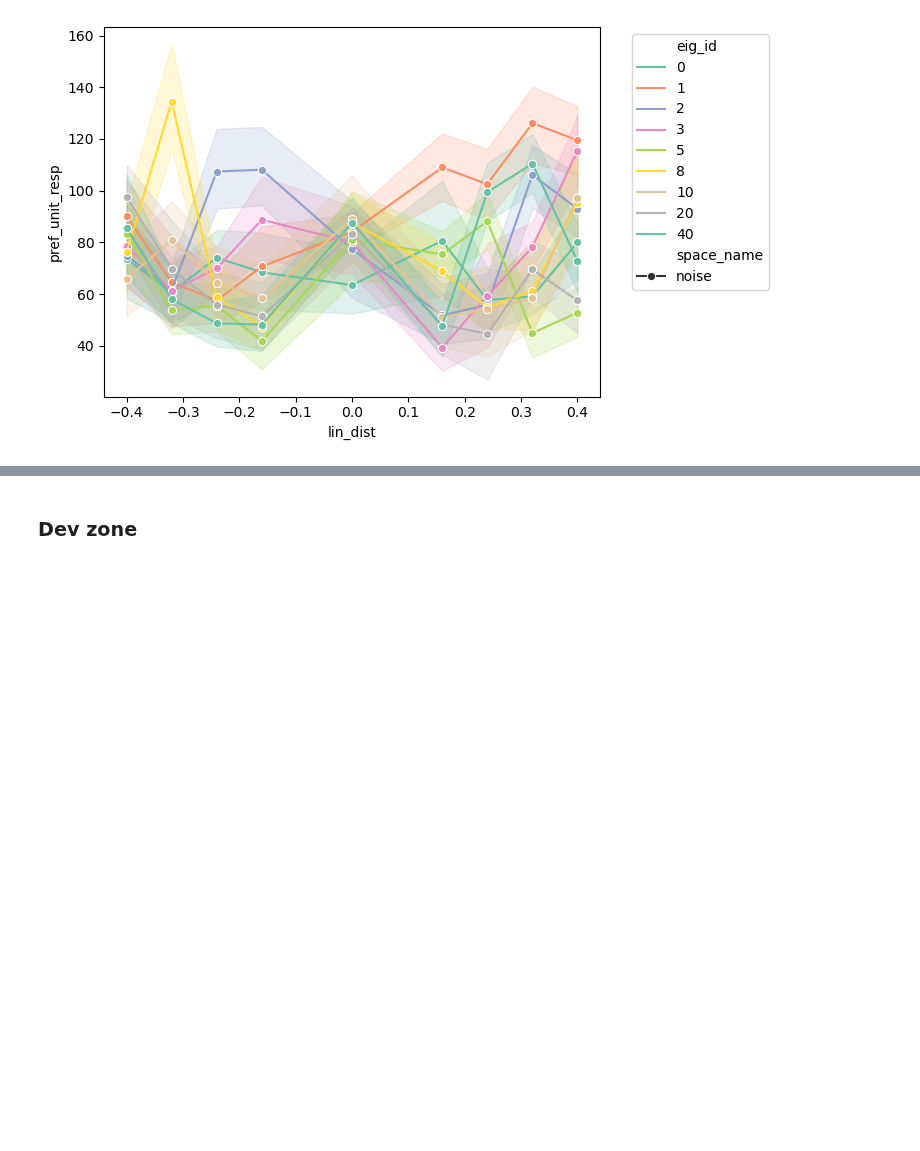
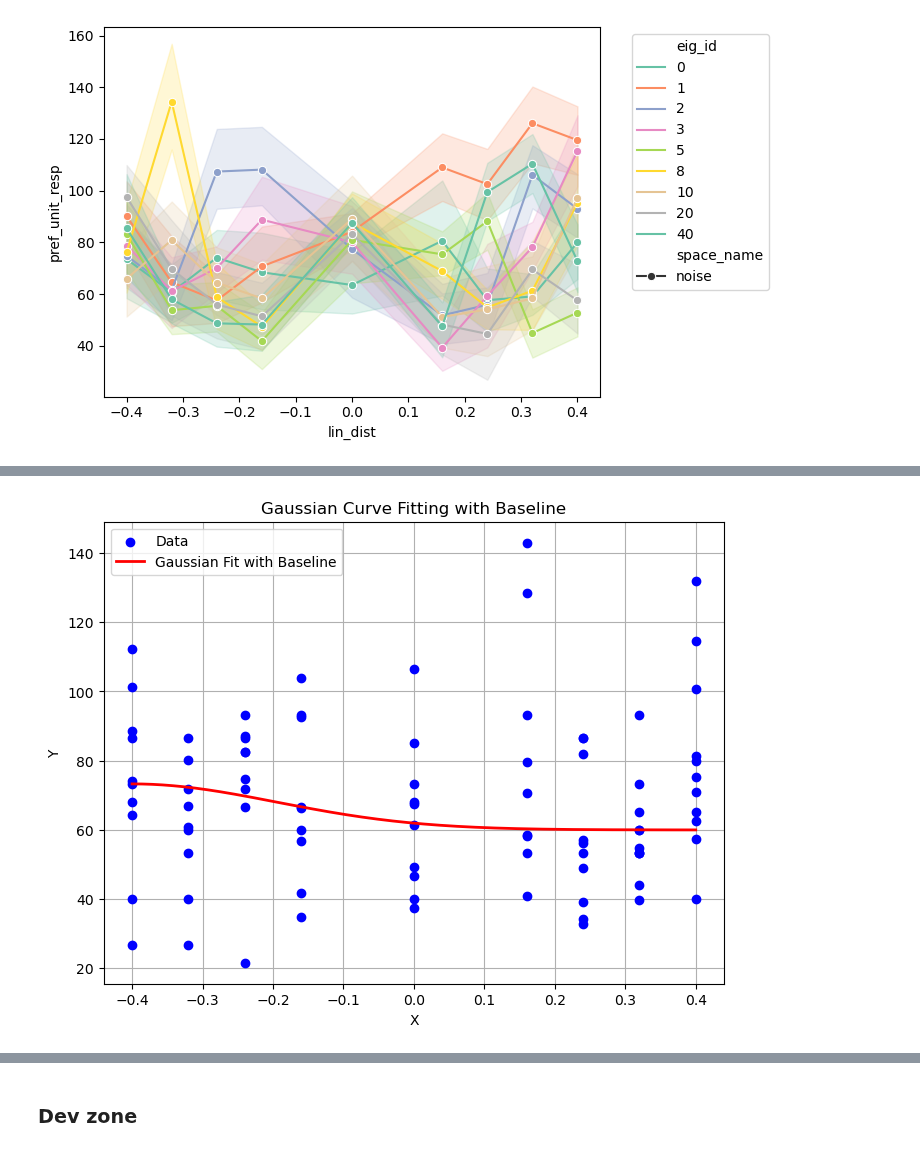
Before and after one commit to Animadversio/Neuro-ActMax-GAN-comparison, a Jupyter notebook: notebooks/BigGAN_Hessian_tuning_analysis.ipynb, the cells around one changed output, grey strips where cells are left out. Cells and saved outputs as stored; diff of their text form; code cells hidden in the pictures; blank space fills up the shorter version.

```diff
--- a/notebooks/BigGAN_Hessian_tuning_analysis.ipynb
+++ b/notebooks/BigGAN_Hessian_tuning_analysis.ipynb
@@ -227,0 +315,86 @@ ValueError: The truth value of an array with more than one element is ambiguous.
+# %%
+import numpy as np
+from scipy.optimize import curve_fit
+import matplotlib.pyplot as plt
+
+# Define the Gaussian function with baseline
+def gaussian_with_baseline(x, a, mu, sigma, baseline):
+    return a * np.exp(-((x - mu) ** 2) / (2 * sigma ** 2)) + baseline
+
+# Function to fit Gaussian curve with baseline
+def fit_gaussian_with_baseline(x_data, y_data):
+    """
+    Fits a Gaussian curve with a baseline to the given data and plots the result.
+
+    Args:
+        x_data (array-like): Independent variable data (e.g., x-axis points).
+        y_data (array-like): Dependent variable data (e.g., y-axis points).
+
+    Returns:
+        popt (tuple): Optimized parameters (a, mu, sigma, baseline).
+        pcov (2D array): Covariance matrix of the parameters.
+    """
+    # Initial guesses for parameters: amplitude, mean, standard deviation, baseline
+    y_range = np.percentile(y_data, [5, 95])  # Use percentiles to avoid outliers
+    x_range = np.percentile(x_data, [5, 95])
+
+    # More robust initial guesses using percentiles and IQR
+    initial_amplitude = y_range[1] - y_range[0]
+    initial_mean = np.median(x_data)  # Use median instead of mean
+    initial_sigma = (x_range[1] - x_range[0]) / 4  # Estimate from data range
+    initial_baseline = y_range[0]
+    initial_guess = [initial_amplitude, initial_mean, initial_sigma, initial_baseline]
+
+    try:
+        # Fit with robust loss function and bounds
+        bounds = ([0, min(x_data), 0, min(y_data)],  # Lower bounds
+                 [np.inf, max(x_data), np.inf, max(y_data)])  # Upper bounds
+        popt, pcov = curve_fit(
+            gaussian_with_baseline, x_data, y_data,
+            p0=initial_guess,
+            bounds=bounds,
+            method='trf',  # Trust Region Reflective algorithm
+            loss='huber',  # Huber loss is more robust to outliers
+            f_scale=0.1,   # Scale parameter for the loss function
+            max_nfev=2000  # Increase max iterations
+        )
+
+        # Plot original data and fitted curve
+        plt.figure(figsize=(8, 6))
+        plt.scatter(x_data, y_data, label="Data", color="blue", zorder=2)
+
+        # Generate smooth curve for the fitted function
+        x_fit = np.linspace(min(x_data), max(x_data), 1000)
+        y_fit = gaussian_with_baseline(x_fit, *popt)
+        plt.plot(x_fit, y_fit, label="Gaussian Fit with Baseline", color="red", linewidth=2, zorder=3)
+
+        plt.title("Gaussian Curve Fitting with Baseline")
+        plt.xlabel("X")
+        plt.ylabel("Y")
+        plt.legend()
+        plt.grid(True, zorder=1)
+        plt.show()
+
+        print("Fitted Parameters:")
+        print(f"Amplitude (a): {popt[0]:.4f}")
+        print(f"Mean (mu): {popt[1]:.4f}")
+        print(f"Standard Deviation (sigma): {popt[2]:.4f}")
+        print(f"Baseline: {popt[3]:.4f}")
+
+    except Exception as e:
+        print(f"An error occurred during curve fitting: {e}")
+        popt, pcov = None, None
+
+    return popt, pcov
+
+# Example usage (replace with your own data)
+# x_data = np.array([...])  # x-axis values
+# y_data = np.array([...])  # y-axis values
+# fit_gaussian_with_baseline(x_data, y_data)
+space = "noise"
+
+for eig_id in sgtr_resp_df.query(f"space_name == '{space}'")["eig_id"].unique():
+    sgtr_axis = sgtr_resp_df.query(f"space_name == '{space}' and eig_id == {eig_id}")
+    fit_gaussian_with_baseline(sgtr_axis["lin_dist"], sgtr_axis["pref_unit_resp"])
+# %% [output]
+[figure, added]
```
Also changed, not shown: parts of 9 cells of this notebook, 1 other file.
